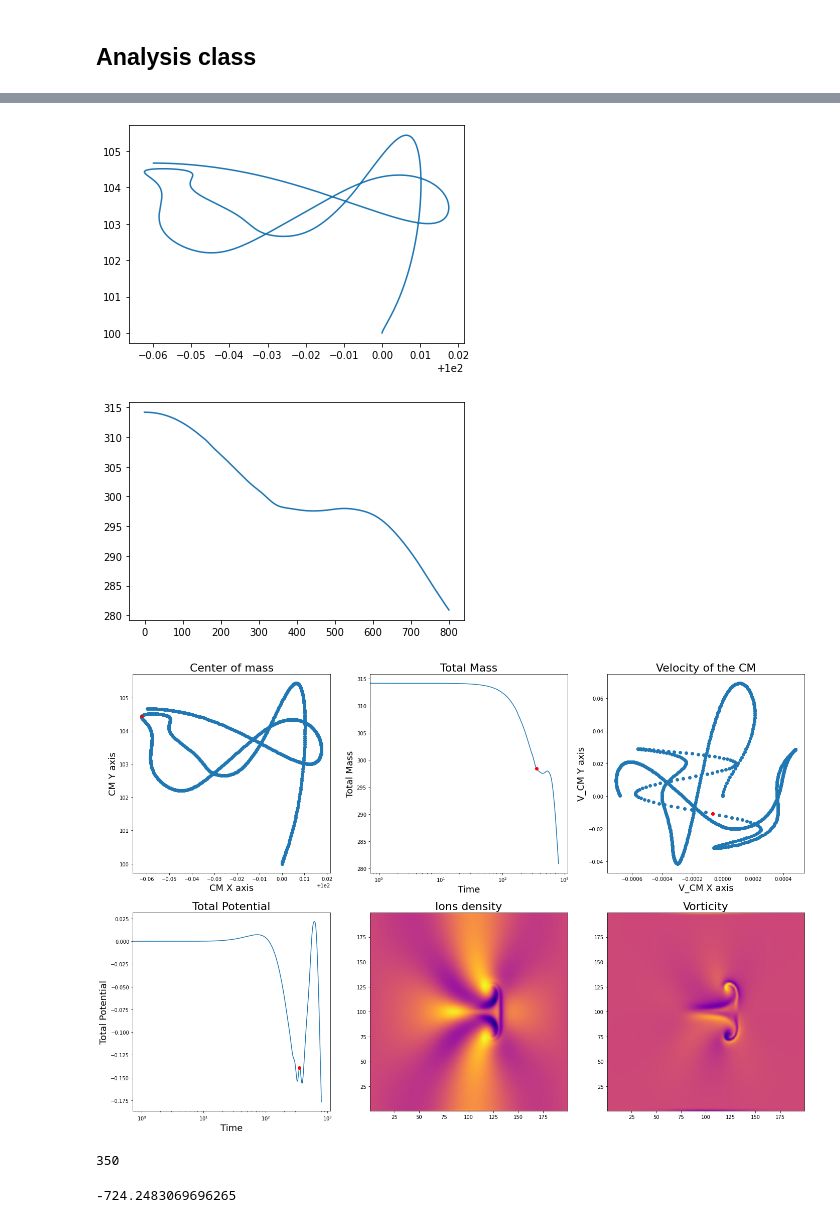
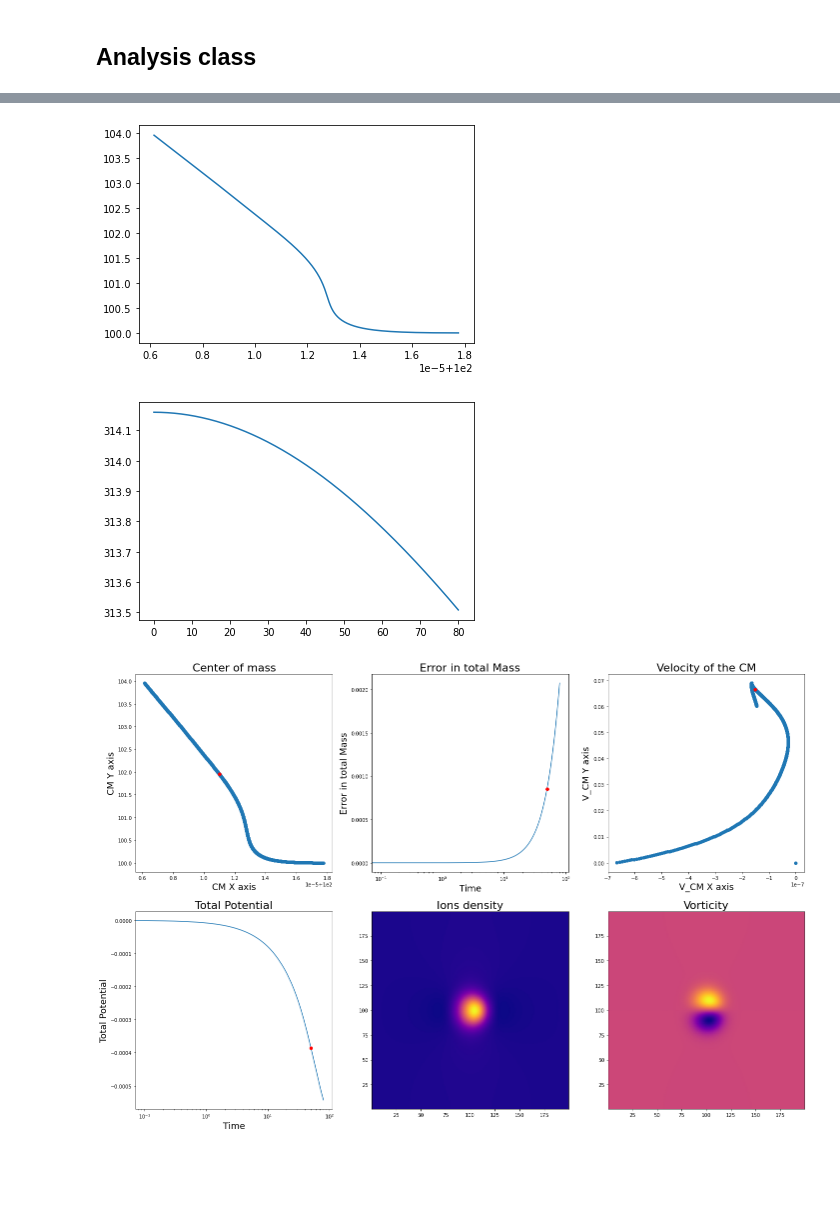
Before and after one commit to carlosmhd27/Feltor_2D_Master_Thesis, a Jupyter notebook: 2D_FELTOR_Analysis/Analysis_workspace.ipynb, the cells around one changed output, grey strips where cells are left out. Drawn from its saved outputs; the diff is of its cells as text; code cells hidden in the pictures; blank space fills up the shorter version.

```diff
--- a/2D_FELTOR_Analysis/Analysis_workspace.ipynb
+++ b/2D_FELTOR_Analysis/Analysis_workspace.ipynb
@@ -18,7 +18,9 @@ Analitics.integrate('ions')
 Analitics.plot_parameter(Analitics.Y_CM, Analitics.X_CM)
 print(Analitics.X_CM, Analitics.Y_CM)
 # %%
-File_name = '../FELTOR-model/output.nc'
+File_name_HW = '../FELTOR/output_HW.nc'
+File_name_HW_0_alpha = '../FELTOR/output_HW_0_alpha.nc'
+File_name = '../FELTOR/output.nc'
 Data = Dataset(File_name)
 print(Data)
 
@@ -127,6 +135,4 @@ Integral = simps(Integral, y, axis = 1)
 # %%
-%timeit Analitics = Analyse('../FELTOR-model/output.nc')
-Analitics = Analyse('../FELTOR-model/output.nc')
-%timeit Mass = Analitics.integrate('ions')
+Analitics = Analyse(File_name)
 Mass = Analitics.integrate('ions')
 Potential = Analitics.integrate('potential')
@@ -138,67 +141,50 @@ Analitics.plot_parameter(Analitics.Y_CM, Analitics.X_CM)
 
 Analitics.plot_parameter(Mass)
 # %% [output]
-[figure, old version]
+[figure, new version]
-[figure, old version]
+[figure, new version]
 # %%
-ftsz_title = 22
-ftsz_label = 18
-
+point = 500
 X, Y = np.meshgrid(Analitics.x, Analitics.y)
 
 figure(figsize = (24, 16))
 
 subplot(2, 3, 1);
 plot(Analitics.X_CM, Analitics.Y_CM, 'o'); title('Center of mass', fontsize = ftsz_title)
-plot(Analitics.X_CM[350], Analitics.Y_CM[350], 'o', color = 'red')
+plot(Analitics.X_CM[point], Analitics.Y_CM[point], 'o', color = 'red')
 plt.xlabel('CM X axis', fontsize = ftsz_label)
 plt.ylabel('CM Y axis', fontsize = ftsz_label)
 
 
 subplot(2, 3, 2);
-plot(Analitics.time, Mass); title('Total Mass', fontsize = ftsz_title)
-plot(Analitics.time[350], Mass[350], 'o', color = 'red')
+plot(Analitics.time, (Mass[0] - Mass) / Mass[0]); title('Error in total Mass', fontsize = ftsz_title)
+plot(Analitics.time[point], (Mass[0] - Mass[point]) / Mass[0], 'o', color = 'red')
 plt.xlabel('Time', fontsize = ftsz_label)
-plt.ylabel('Total Mass', fontsize = ftsz_label)
+plt.ylabel('Error in total Mass', fontsize = ftsz_label)
 plt.xscale('log')
 
 
 subplot(2, 3, 3);
 plot(Analitics.V_CM_x, Analitics.V_CM_y, 'o'); title('Velocity of the CM', fontsize = ftsz_title)
-plot(Analitics.V_CM_x[350], Analitics.V_CM_y[350], 'o', color = 'red')
+plot(Analitics.V_CM_x[point], Analitics.V_CM_y[point], 'o', color = 'red')
 plt.xlabel('V_CM X axis', fontsize = ftsz_label)
 plt.ylabel('V_CM Y axis', fontsize = ftsz_label)
 
 
 subplot(2, 3, 4)
 plot(Analitics.time, Potential); title('Total Potential', fontsize = ftsz_title)
-plot(Analitics.time[350], Potential[350], 'o', color = 'red')
+plot(Analitics.time[point], Potential[point], 'o', color = 'red')
 plt.xlabel('Time', fontsize = ftsz_label)
 plt.ylabel('Total Potential', fontsize = ftsz_label)
 plt.xscale('log')
 
 
 subplot(2, 3, 5)
-pcolormesh(Analitics.x, Analitics.y, Analitics.ions[350], cmap = 'plasma', shading = 'gouraud'); title('Ions density', fontsize = ftsz_title)
+pcolormesh(Analitics.x, Analitics.y, Analitics.ions[point], cmap = 'plasma', shading = 'gouraud'); title('Ions density', fontsize = ftsz_title)
 
 subplot(2, 3, 6)
-pcolormesh(Analitics.x, Analitics.y, Analitics.Data['vorticity'][350], cmap = 'plasma', shading = 'gouraud'); title('Vorticity', fontsize = ftsz_title)
+pcolormesh(Analitics.x, Analitics.y, Analitics.Data['vorticity'][point], cmap = 'plasma', shading = 'gouraud'); title('Vorticity', fontsize = ftsz_title)
 
 show()
 # %% [output]
-[figure, old version]
+[figure, new version]
-# %%
-for i in range(len(Mass)):
-    if (Mass[0] - Mass[i]) / Mass[0] > 0.05:
-        print(i)
-        break
-# %% [output]
-350
-# %%
-# print(Analitics.Data['energy_time'][:])
-
-# print(Potential * (Analitics.x[-1] - Analitics.x[0]) ** 2)
-
-print(np.dot(array(Analitics.Data['kinetic'][::10]), Potential))
-# %% [output]
--724.2483069696265
```
Also changed, not shown: parts of 8 cells of this notebook.
